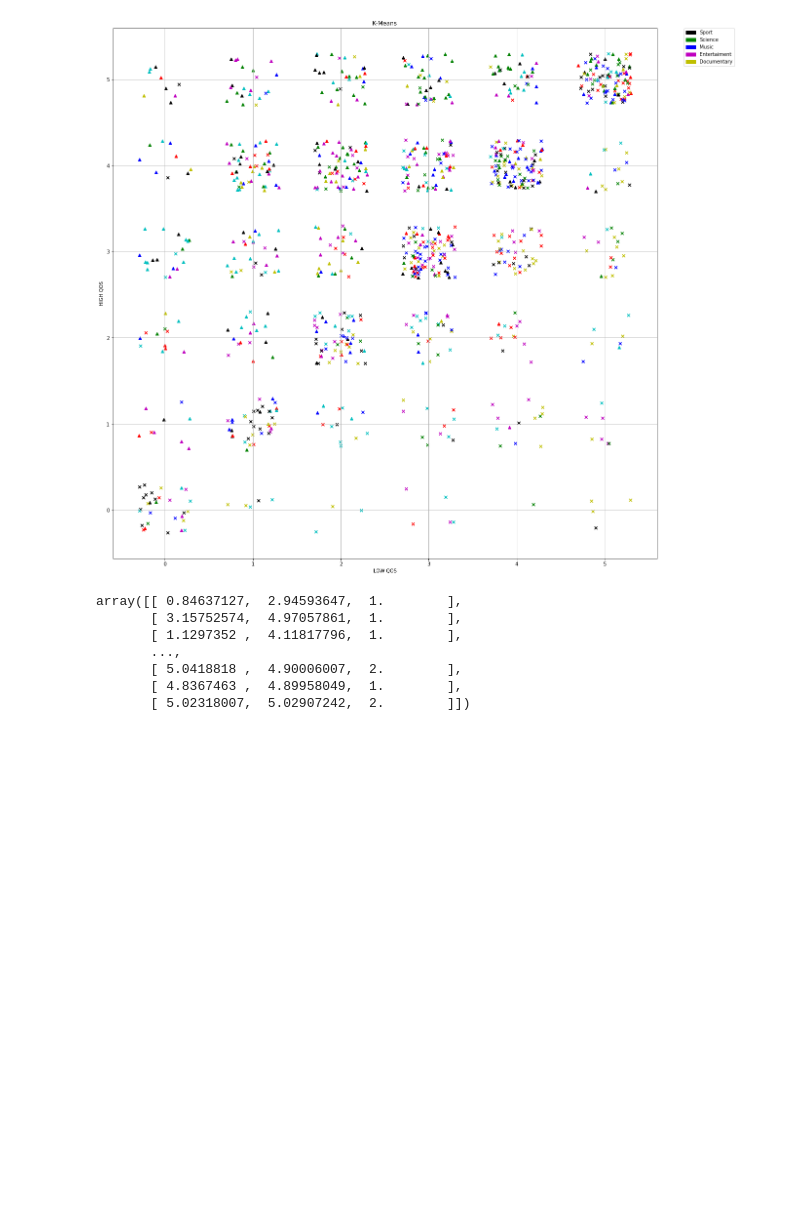
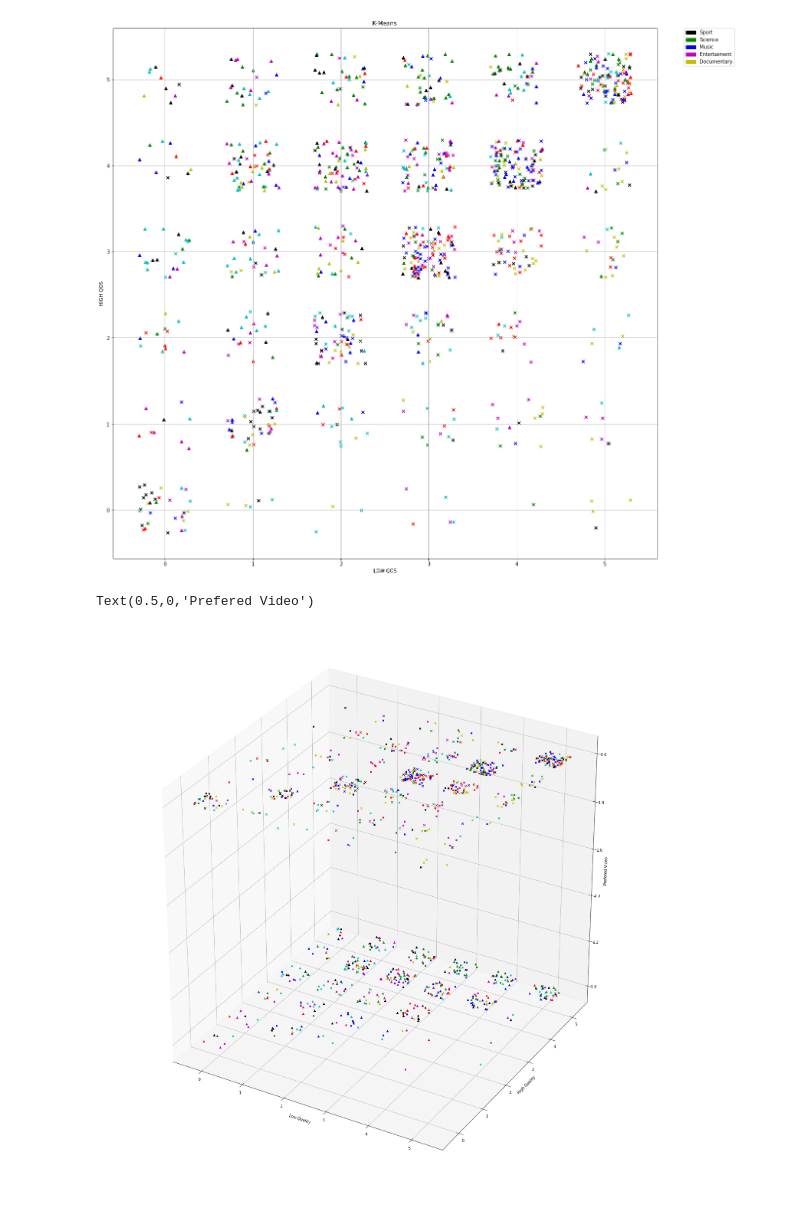
Before and after one commit to aliamin7/QoE-experiment-Data-Analysis, a Jupyter notebook: Data_Analysis.ipynb, the cells around one changed output. Saved outputs shown, nothing was run; the diff lists cells and outputs as text; code cells hidden in the pictures; blank space fills up the shorter version.

Commit message:
Kmeans clustering plot 3D plot is added

```diff
--- a/Data_Analysis.ipynb
+++ b/Data_Analysis.ipynb
@@ -489,13 +481,63 @@ plt.show()
 Note : 1. X means the prefered video is with Low QoS
        2. Triangle means the prefered is the video with High QoS
 [figure]
-# %%
-d
-# %% [output]
-array([[ 0.84637127,  2.94593647,  1.        ],
-       [ 3.15752574,  4.97057861,  1.        ],
-       [ 1.1297352 ,  4.11817796,  1.        ],
-       ...,
-       [ 5.0418818 ,  4.90006007,  2.        ],
-       [ 4.8367463 ,  4.89958049,  1.        ],
-       [ 5.02318007,  5.02907242,  2.        ]])
+# %%
+
+fig2 = plt.figure(figsize=(20,20))
+ax = Axes3D(fig2)
+
+count = 0
+for i,j in zip(Cluster_data["Session"],Cluster_data["Preferred_video"]):
+
+    if (i == 1) and (j == 1):
+        ax.scatter(d[count,0],d[count,1],d[count,2],marker = "^", c="k")
+    elif (i == 1) and (j == 2):
+        ax.scatter(d[count,0],d[count,1],d[count,2],marker = "x", c="k")
+
+
+
+    elif (i == 2) and (j == 1):
+        ax.scatter(d[count,0],d[count,1],d[count,2],marker = "^", c="r")
+    elif (i == 2) and (j == 2):
+        ax.scatter(d[count,0],d[count,1],d[count,2],marker = "x", c="r")
+
+
+
+    elif (i == 3) and (j == 1):
+        ax.scatter(d[count,0],d[count,1],d[count,2],marker = "^", c="c")
+    elif (i == 3) and (j == 2):
+        ax.scatter(d[count,0],d[count,1],d[count,2],marker = "x", c="c")
+
+
+    elif (i == 4) and (j == 1):
+        ax.scatter(d[count,0],d[count,1],d[count,2],marker = "^", c="m")
+    elif (i == 4) and (j == 2):
+        ax.scatter(d[count,0],d[count,1],d[count,2],marker = "x", c="m")
+
+
+    elif (i == 5) and (j == 1):
+        ax.scatter(d[count,0],d[count,1],d[count,2],marker = "^", c="y")
+    elif (i == 5) and (j == 2):
+        ax.scatter(d[count,0],d[count,1],d[count,2],marker = "x", c="y")
+
+
+    elif (i == 6) and (j == 1):
+        ax.scatter(d[count,0],d[count,1],d[count,2],marker = "^", c="g")
+    elif (i == 6) and (j == 2):
+        ax.scatter(d[count,0],d[count,1],d[count,2],marker = "x", c="g")
+
+
+    elif (i == 7) and (j == 1):
+        ax.scatter(d[count,0],d[count,1],d[count,2],marker = "^", c="b")
+    elif (i == 7) and (j == 2):
+        ax.scatter(d[count,0],d[count,1],d[count,2],marker = "x", c="b")
+
+    count= count + 1
+# colors = [int(i % 2) for i in t_test]
+# ax.scatter(d[:,0],d[:,1],d[:,2], marker = 'o')
+ax.set_xlabel('Low Quality')
+ax.set_ylabel('High Quality')
+ax.set_zlabel('Prefered Video')
+# %% [output]
+Text(0.5,0,'Prefered Video')
+[figure, added]
```
Also changed, not shown: parts of 1 cell of this notebook.
